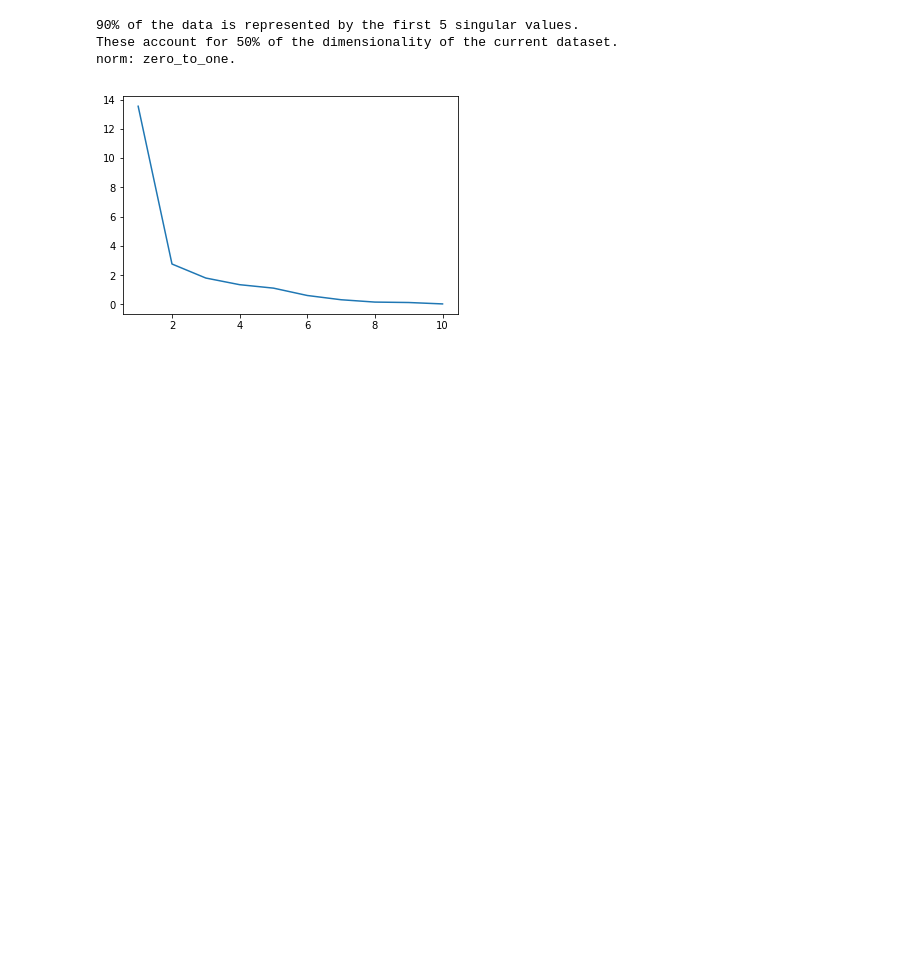
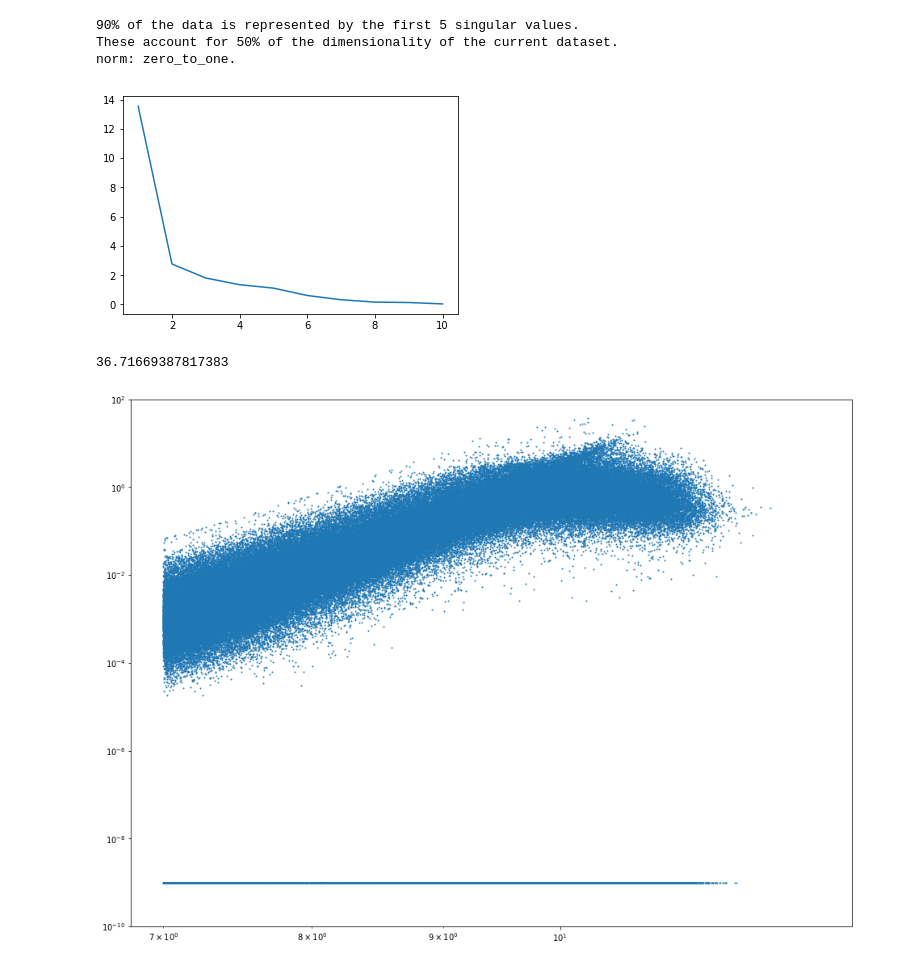
Before and after one commit to magnus-lindstrom/masters-project-galaxy-formation, a Jupyter notebook: code/non_network_notebooks/analyse_data.ipynb, the cells around one changed output. Saved outputs shown, nothing was run; the diff lists cells and outputs as text; code cells hidden in the pictures; blank space fills up the shorter version.

```diff
--- a/code/non_network_notebooks/analyse_data.ipynb
+++ b/code/non_network_notebooks/analyse_data.ipynb
@@ -216,3 +222,23 @@ for i in range(len(sing_values)):
 These account for 50% of the dimensionality of the current dataset.
 norm: zero_to_one.
 [figure]
+# %%
+print(np.amax(galaxies[:, data_keys['SFR']]))
+# %% [output]
+36.71669387817383
+# %%
+sfr = galaxies[:, data_keys['SFR']]
+sfr[sfr == 0] = 1e-9
+gals = galaxies[:, data_keys['Stellar_mass']]
+
+%matplotlib inline
+fig = plt.figure(figsize = (16,12))
+plt.scatter(gals, sfr, s=1)
+ax = plt.gca()
+ax.set_yscale('log')
+ax.set_xscale('log')
+ax.set_ylim(bottom=1e-10, top=100)
+ax.set_xlim(left=6.8, right=13)
+plt.show()
+# %% [output]
+[figure, added]
```
Also changed, not shown: parts of 6 cells of this notebook, 6 other files.
